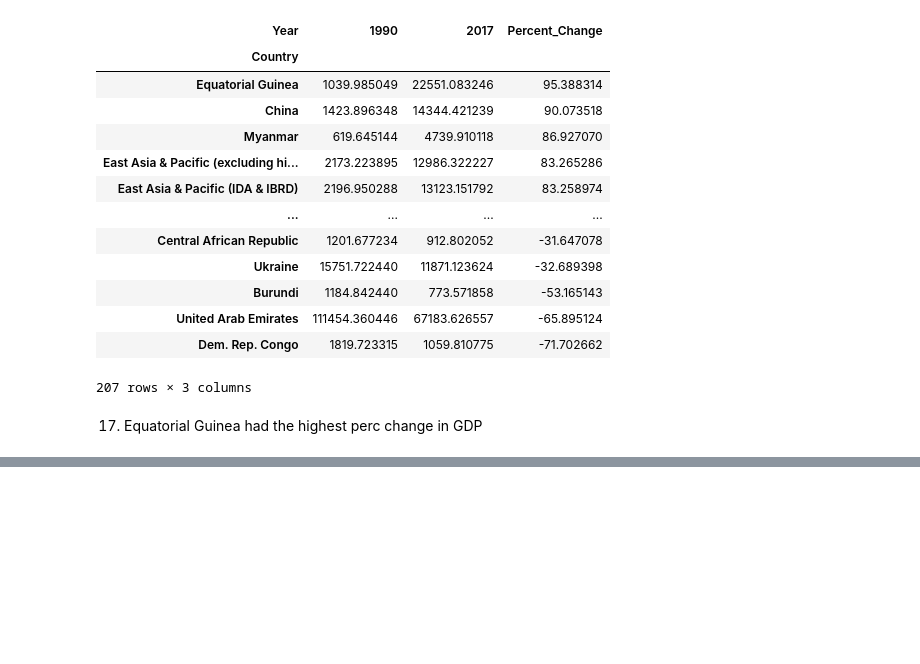
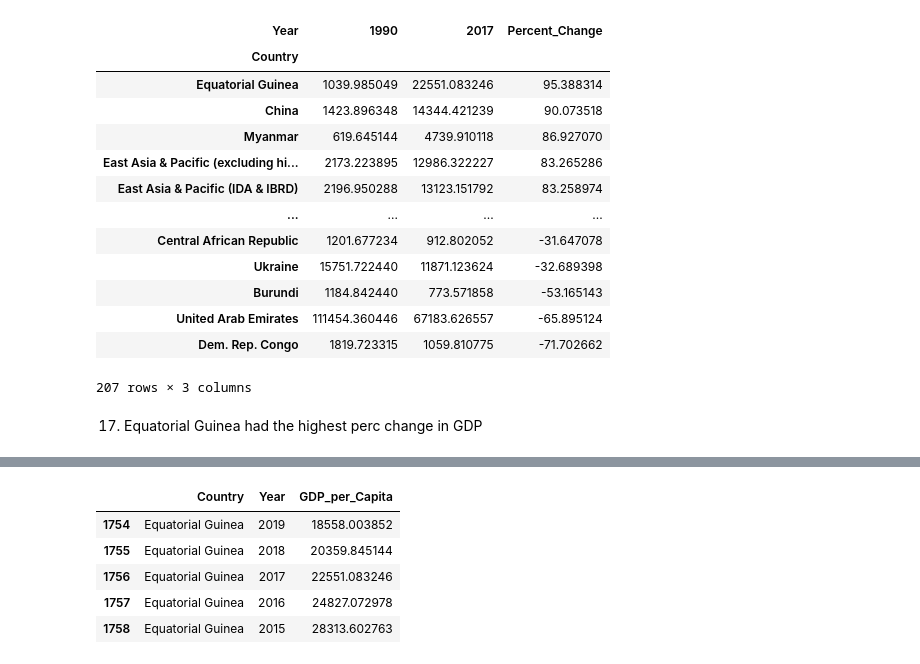
Before and after one commit to nss-data-science-cohort-5/un_exploration-JAGVU09, a Jupyter notebook: notebooks/UN_Data_Exploration.ipynb, the cells around one changed output, grey strips where cells are left out. Drawn from its saved outputs; the diff is of its cells as text; code cells hidden in the pictures; blank space fills up the shorter version.

```diff
--- a/notebooks/UN_Data_Exploration.ipynb
+++ b/notebooks/UN_Data_Exploration.ipynb
@@ -310,0 +318,9 @@ KeyError: 'Equatorial Guinea'
+# %%
+gdp_guinea.head()
+# %% [output]
+|  | Country | Year | GDP_per_Capita |
+| 1754 | Equatorial Guinea | 2019 | 18558.003852 |
+| 1755 | Equatorial Guinea | 2018 | 20359.845144 |
+| 1756 | Equatorial Guinea | 2017 | 22551.083246 |
+| 1757 | Equatorial Guinea | 2016 | 24827.072978 |
+| 1758 | Equatorial Guinea | 2015 | 28313.602763 |
```
Also changed, not shown: parts of 4 cells of this notebook.
